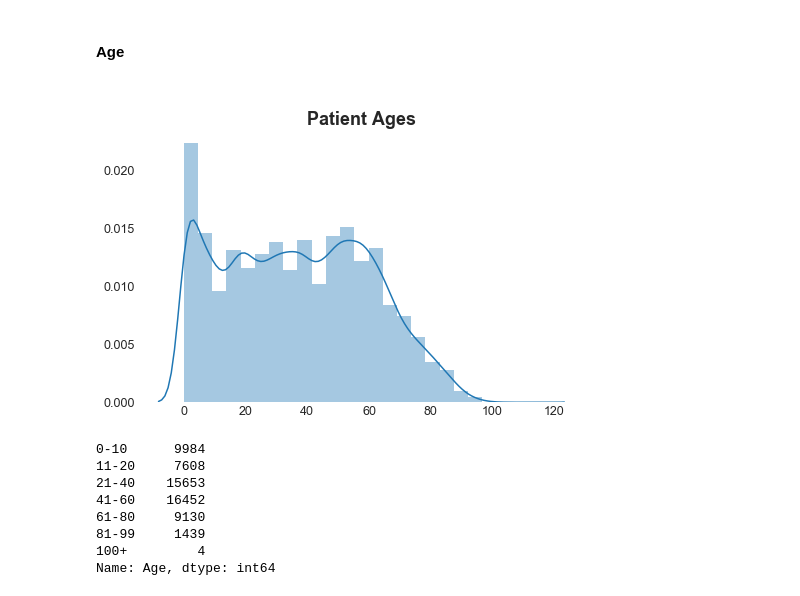
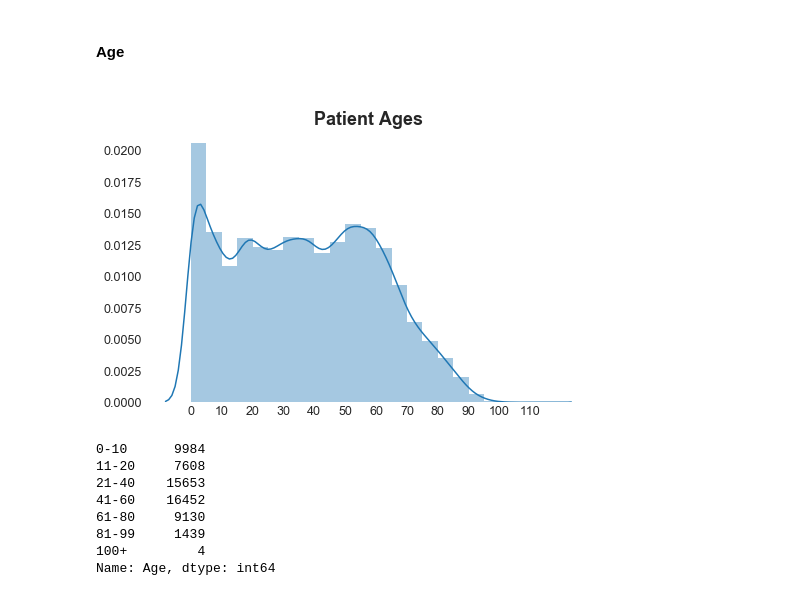
Before and after one commit to jaclynrich/appt-no-show, a Jupyter notebook: appt-no-show.ipynb, the cells around one changed output. Saved outputs shown, nothing was run; the diff lists cells and outputs as text; code cells hidden in the pictures.

Commit message:
feat: add plots by attendance for ages, num_handicaps

```diff
--- a/appt-no-show.ipynb
+++ b/appt-no-show.ipynb
@@ -683,21 +683,21 @@ plt.show()
 # %% [output]
 [figure]
 # %%
-fields = ['Gender', 'BolsaFamilia', 'Alcoholism', 'Diabetes', 'Hypertension']
+fields = ['Gender', 'BolsaFamilia', 'Alcoholism', 'Diabetes', 'Hypertension', 'NumHandicaps']
 
 # create dictionary of dataframes of proportions of no shows for each field
 no_show_props = {}
 for field in fields:
     no_show_props[field] = (df.groupby([field,'NoShow'])['NoShow'].count()/
                             df.groupby(field)['NoShow'].count()).rename('prop').reset_index()
-    no_show_props[field] = no_show_props[field][no_show_props[field]['NoShow'] == 1] # only keep no shows
 # %%
 # Plot proportion of no shows by binary patient characteristics
 fig, axes = plt.subplots(1, 5, figsize = (15, 5), sharey = True)
 
 i = 0
 for ax in axes.reshape(-1):
-    sns.barplot(ax = ax, x = fields[i], y = 'prop', hue = 'NoShow', data = no_show_props[fields[i]]);
+    data = no_show_props[fields[i]][no_show_props[fields[i]]['NoShow'] == 1] # only get no shows
+    sns.barplot(ax = ax, x = fields[i], y = 'prop', hue = 'NoShow', data = data);
     sns.set_style("white")
     ax.tick_params(length = 0)
     ax.legend_.remove()
@@ -727,13 +727,14 @@ plt.show()
 # %%
 # Only plot the average age for each unique patient that appears in the dataset
 fig = plt.figure(figsize = (8, 5))
-sns.distplot(unique_patients['Age'], bins = 25)
+sns.distplot(unique_patients['Age'], bins=list(range(0, 120, 5)))
 sns.despine(left = True, bottom = True)
 plt.title('\nPatient Ages', fontsize = 18, fontweight = 'bold')
 plt.xlabel('')
+plt.xticks(np.arange(0, 120, 10))
 plt.show();
 # %% [output]
-[figure, old version]
+[figure, new version]
 # %%
 bins = [0, 11, 21, 41, 61, 81, 100, 116]
 bin_names = ["0-10", "11-20", "21-40", "41-60", "61-80", "81-99", "100+"]
```
Also changed, not shown: parts of 9 cells of this notebook.
